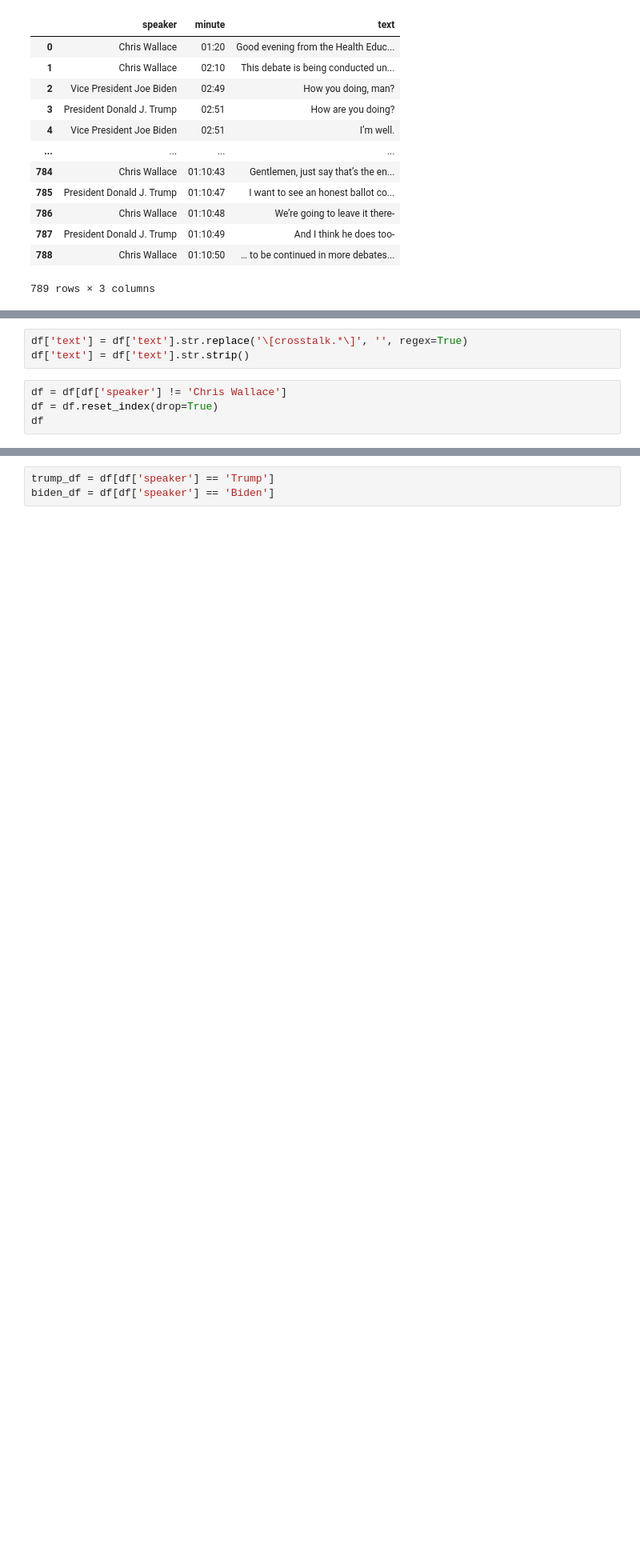
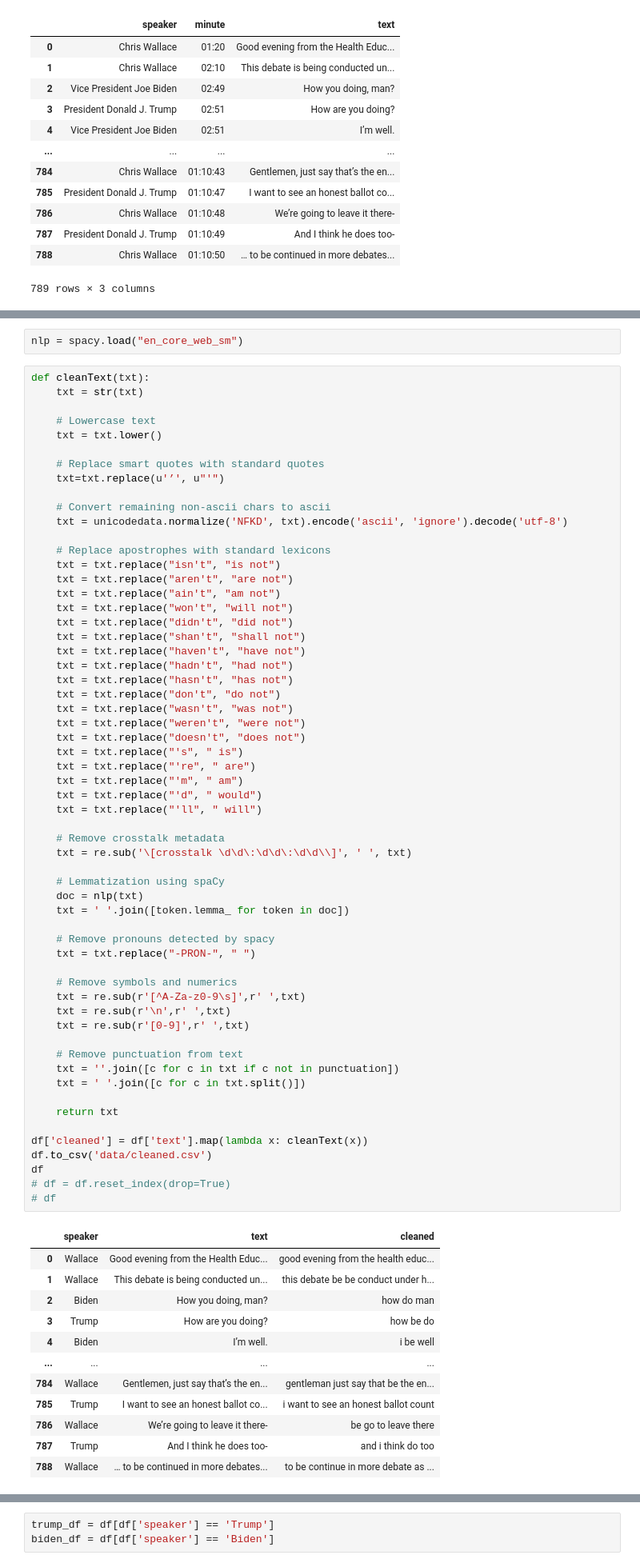
Before and after one commit to trishnak99/presidential-debate-summarizer, a Jupyter notebook: Data Preprocessing.ipynb, the cells around one changed output, grey strips where cells are left out. Shown: that part at 80% size. Cells and saved outputs as stored; diff of their text form; blank space fills up the shorter version.

```diff
--- a/Data Preprocessing.ipynb
+++ b/Data Preprocessing.ipynb
@@ -55,8 +71 @@ df[df['text'].str.contains('\[crosstalk.*\]', regex=True)]
 64 rows × 2 columns
-# %%
-df['text'] = df['text'].str.replace('\[crosstalk.*\]', '', regex=True)
-df['text'] = df['text'].str.strip()
-# %%
-df = df[df['speaker'] != 'Chris Wallace']
-df = df.reset_index(drop=True)
-df
@@ -76,0 +80,74 @@ df
+# %%
+nlp = spacy.load("en_core_web_sm")
+# %%
+def cleanText(txt):
+    txt = str(txt)
+
+    # Lowercase text
+    txt = txt.lower()
+
+    # Replace smart quotes with standard quotes
+    txt=txt.replace(u'’', u"'")
+
+    # Convert remaining non-ascii chars to ascii
+    txt = unicodedata.normalize('NFKD', txt).encode('ascii', 'ignore').decode('utf-8')
+
+    # Replace apostrophes with standard lexicons
+    txt = txt.replace("isn't", "is not")
+    txt = txt.replace("aren't", "are not")
+    txt = txt.replace("ain't", "am not")
+    txt = txt.replace("won't", "will not")
+    txt = txt.replace("didn't", "did not")
+    txt = txt.replace("shan't", "shall not")
+    txt = txt.replace("haven't", "have not")
+    txt = txt.replace("hadn't", "had not")
+    txt = txt.replace("hasn't", "has not")
+    txt = txt.replace("don't", "do not")
+    txt = txt.replace("wasn't", "was not")
+    txt = txt.replace("weren't", "were not")
+    txt = txt.replace("doesn't", "does not")
+    txt = txt.replace("'s", " is")
+    txt = txt.replace("'re", " are")
+    txt = txt.replace("'m", " am")
+    txt = txt.replace("'d", " would")
+    txt = txt.replace("'ll", " will")
+
+    # Remove crosstalk metadata
+    txt = re.sub('\[crosstalk \d\d\:\d\d\:\d\d\\]', ' ', txt)
+
+    # Lemmatization using spaCy
+    doc = nlp(txt)
+    txt = ' '.join([token.lemma_ for token in doc])
+
+    # Remove pronouns detected by spacy
+    txt = txt.replace("-PRON-", " ")
+
+    # Remove symbols and numerics
+    txt = re.sub(r'[^A-Za-z0-9\s]',r' ',txt)
+    txt = re.sub(r'\n',r' ',txt)
+    txt = re.sub(r'[0-9]',r' ',txt)
+
+    # Remove punctuation from text
+    txt = ''.join([c for c in txt if c not in punctuation])
+    txt = ' '.join([c for c in txt.split()])
+
+    return txt
+
+df['cleaned'] = df['text'].map(lambda x: cleanText(x))
+df.to_csv('data/cleaned.csv')
+df
+# df = df.reset_index(drop=True)
+# df
+# %% [output]
+|  | speaker | text | cleaned |
+| 0 | Wallace | Good evening from the Health Educ... | good evening from the health educ... |
+| 1 | Wallace | This debate is being conducted un... | this debate be be conduct under h... |
+| 2 | Biden | How you doing, man? | how do man |
+| 3 | Trump | How are you doing? | how be do |
+| 4 | Biden | I’m well. | i be well |
+| ... | ... | ... | ... |
+| 784 | Wallace | Gentlemen, just say that’s the en... | gentleman just say that be the en... |
+| 785 | Trump | I want to see an honest ballot co... | i want to see an honest ballot count |
+| 786 | Wallace | We’re going to leave it there- | be go to leave there |
+| 787 | Trump | And I think he does too- | and i think do too |
+| 788 | Wallace | … to be continued in more debates... | to be continue in more debate as ... |
```
Also changed, not shown: parts of 15 cells of this notebook, 1 other file.
